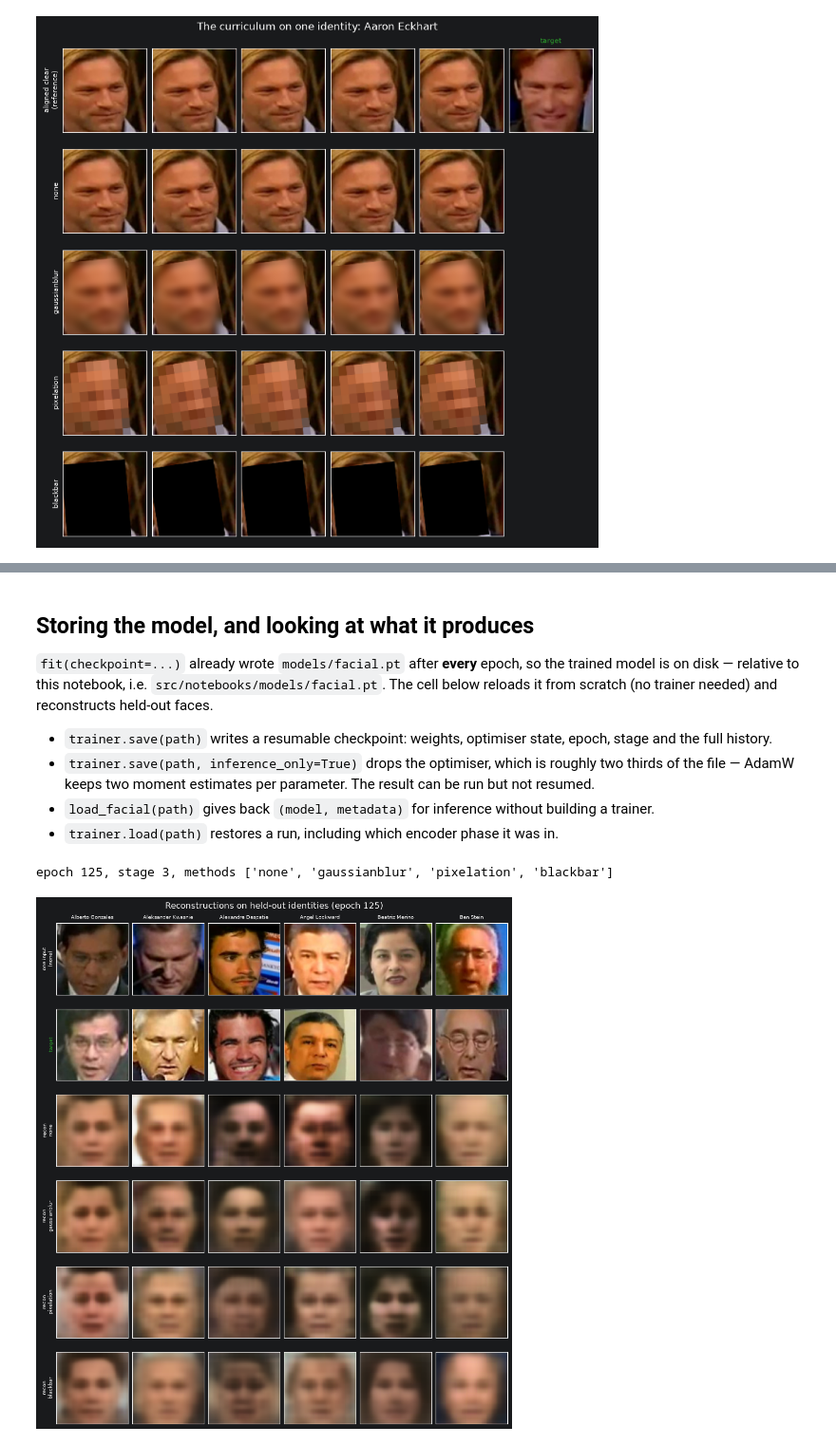
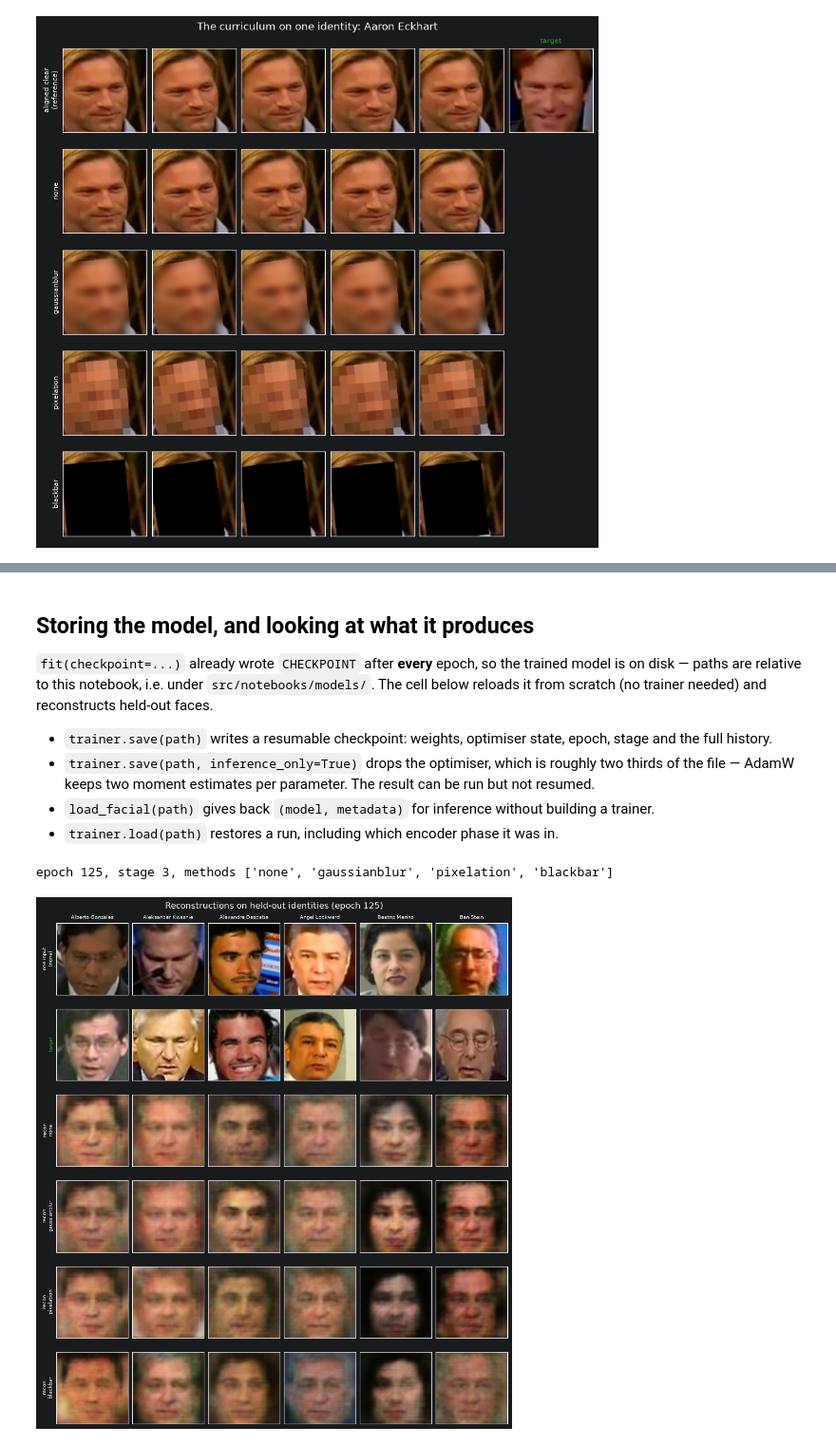
Before and after one commit to wagpa/meles, a Jupyter notebook: src/notebooks/06_facial.ipynb, the cells around one changed output, grey strips where cells are left out. Shown at 95% size. Cells and saved outputs as stored; diff of their text form; code cells hidden in the pictures.

```diff
--- a/src/notebooks/06_facial.ipynb
+++ b/src/notebooks/06_facial.ipynb
@@ -188,24 +191,45 @@ EPOCHS_PER_CURRICULUM_STAGE = EPOCHS // len(CURRICULUM)
 # 'methods' conditions the aggregator's pooling query on which anonymization the inputs carry.
 # Zero-initialised, so it begins as a no-op and the model starts exactly where an unconditional
 # one would. Pass methods=0 to train a single-anonymization model the old way.
+# Named per loss, so a rerun lands beside the previous run instead of overwriting it -- the
+# L1-only checkpoint is the baseline the identity term is meant to beat.
+CHECKPOINT = "models/facial.l1+identity.pt"
+
 model = Facial(weights="models/iresnet34.pth", methods=len(CURRICULUM)).cuda()
 # %%
 # Phase 1: encoder frozen. The decoder and the aggregator are trained from scratch, so they get
 # the full learning rate; the pretrained encoder is held still until they are no longer random.
-from meles.training import FacialTrainer
+from meles.training import IDENTITY_WEIGHT, FacialTrainer, IdentityLoss, WeightedCriterion, l1_per_item
 
-trainer = FacialTrainer(model=model, methods=CURRICULUM, encoder_frozen=True)
+# L1 asks for the right pixels; under uncertainty its cheapest answer is the average face, which
+# has low error against everyone and identifies as no one. The identity term asks for the right
+# *face*: 1 - cosine between a recogniser's embeddings of the output and the target.
+#
+# The critic is iresnet34 because it is the only differentiable recogniser here -- ArcFace
+# (w600k_r50), SFace and GhostFaceNet are ONNX, which carries no gradients. That is also the
+# better arrangement: w600k_r50 is what the experiment scores with, so optimising against it
+# directly would be training on the evaluation metric.
+criterion = WeightedCriterion({
+    "l1": (1.0, l1_per_item),
+    "identity": (IDENTITY_WEIGHT, IdentityLoss(weights="models/iresnet34.pth")),
+})
+
+trainer = FacialTrainer(model=model, methods=CURRICULUM, criterion=criterion, encoder_frozen=True)
 
 history = trainer.fit(
     train_loader_for,
     validation_loader,
     epochs_per_stage=EPOCHS_PER_CURRICULUM_STAGE,
-    checkpoint="models/facial.pt",
+    checkpoint=CHECKPOINT,
 )
 
 print(f"epoch {trainer.epoch}, stage {trainer.stage}")
 print(f"train {history['train'][-1]:.4f}   val {history['val'][-1]:.4f}")
+for term in criterion.terms:
+    print(f"  val {term:<10} {history[f'val:{term}'][-1]:.4f}")
+print()
 for name in CURRICULUM:
-    print(f"  val {name:<14} {history[f'val_{name}'][-1]:.4f}")
+    identity = history[f"val:identity_{name}"][-1]
+    print(f"  {name:<14} total {history[f'val_{name}'][-1]:.4f}   identity {identity:.4f}")
 # %% [output]
 epoch 100, stage 3
@@ -225,6 +252,6 @@ history = trainer.fit(
     validation_loader,
     epochs_per_stage=EPOCHS_PER_CURRICULUM_STAGE,
     stages=[len(CURRICULUM) - 1],
-    checkpoint="models/facial.pt",
+    checkpoint=CHECKPOINT,
 )
 # %%
@@ -266,8 +313,8 @@ plt.show()
 # %% [markdown]
 ## Storing the model, and looking at what it produces
 
-`fit(checkpoint=...)` already wrote `models/facial.pt` after **every** epoch, so the trained model
-is on disk — relative to this notebook, i.e. `src/notebooks/models/facial.pt`. The cell below
+`fit(checkpoint=...)` already wrote `CHECKPOINT` after **every** epoch, so the trained model is
+on disk — paths are relative to this notebook, i.e. under `src/notebooks/models/`. The cell below
 reloads it from scratch (no trainer needed) and reconstructs held-out faces.
 
 - `trainer.save(path)` writes a resumable checkpoint: weights, optimiser state, epoch, stage and
@@ -280,10 +327,8 @@ reloads it from scratch (no trainer needed) and reconstructs held-out faces.
 from meles.frame_aggregation.pix2pix import to_image
 from meles.training.facial import load_facial, reconstruct
 
-CHECKPOINT = "models/facial.pt"
-
 # A smaller export for inference: same weights, no optimiser state.
-trainer.save("models/facial.inference.pt", inference_only=True)
+trainer.save(CHECKPOINT.replace(".pt", ".inference.pt"), inference_only=True)
 
 # Reload from disk, so this cell works in a fresh kernel without retraining.
 loaded, meta = load_facial(CHECKPOINT)
@@ -294,31 +339,31 @@ width = len(CURRICULUM)
 
 fig, axes = plt.subplots(width + 2, SHOWN, figsize=(1.55 * SHOWN, 1.75 * (width + 2)), layout="constrained")
 for ax in axes.flat:
     ax.set_xticks([])
     ax.set_yticks([])
 
 for column in range(SHOWN):
     identity = validation_frames.identities[column]
 
     # 'all_methods' lays the validation set out as identity-major blocks, one entry per method,
     # so item 'column * width + i' is this identity under CURRICULUM[i] -- on the same frames.
     observations, target, _ = validation_frames[column * width]
     axes[0, column].imshow(cv2.cvtColor(to_image(observations[0]), cv2.COLOR_BGR2RGB))
     axes[0, column].set_title(identity.replace("_", " ")[:18], fontsize=7)
     axes[1, column].imshow(cv2.cvtColor(to_image(target), cv2.COLOR_BGR2RGB))
 
     for index in range(width):
         anonymized, _, method = validation_frames[column * width + index]
         produced = reconstruct(loaded, anonymized, int(method))[0]
         axes[2 + index, column].imshow(cv2.cvtColor(to_image(produced), cv2.COLOR_BGR2RGB))
 
 axes[0, 0].set_ylabel(f"one input\n({CURRICULUM[0]})", fontsize=7)
 axes[1, 0].set_ylabel("target", fontsize=7, color="tab:green")
 for index, name in enumerate(CURRICULUM):
     axes[2 + index, 0].set_ylabel(f"recon\n{name}", fontsize=7)
 
 fig.suptitle(f"Reconstructions on held-out identities (epoch {meta['epoch']})", fontsize=12)
 plt.show()
 # %% [output]
 epoch 125, stage 3, methods ['none', 'gaussianblur', 'pixelation', 'blackbar']
-[figure, old version]
+[figure, new version]
```
Also changed, not shown: parts of 3 cells of this notebook, 3 other files.
